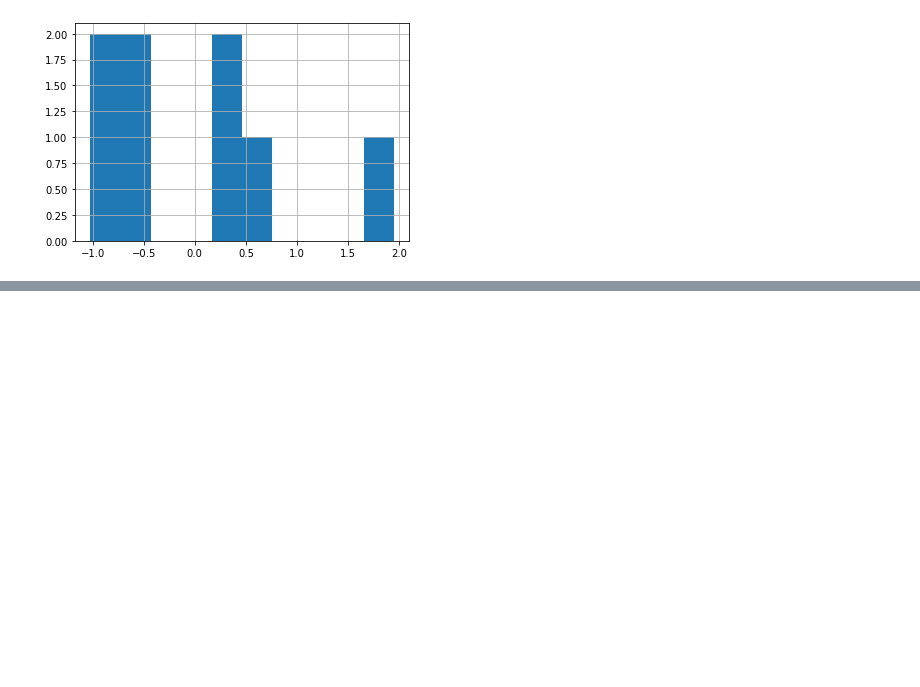
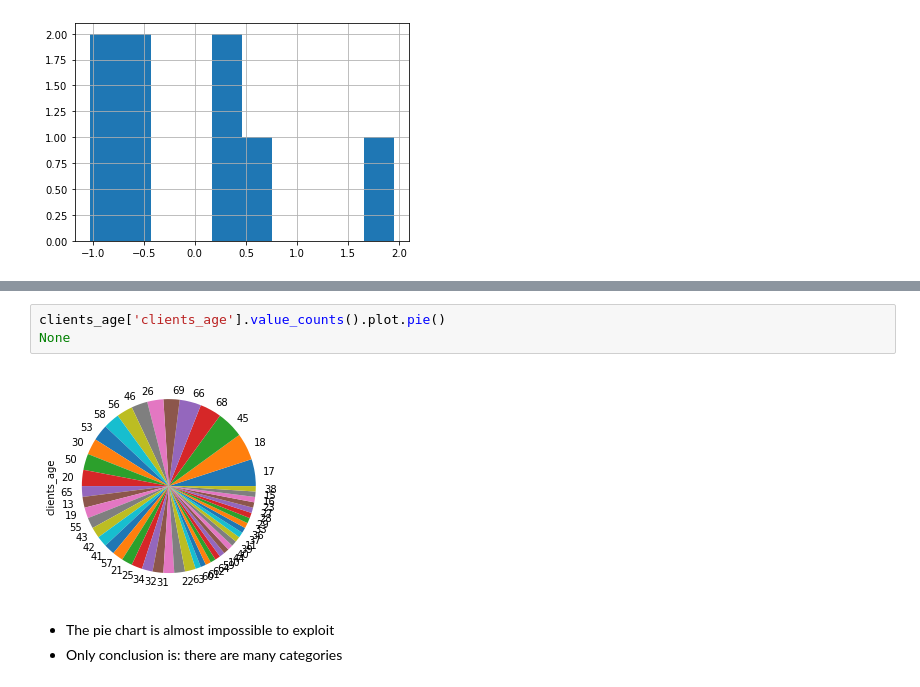
Before and after one commit to AlexisBogroff/Sorbonne_Data_Science_Workshop, a Jupyter notebook: src/data_management_with_pandas.ipynb, the cells around one changed output, grey strips where cells are left out. Saved outputs shown, nothing was run; the diff lists cells and outputs as text; blank space fills up the shorter version.

```diff
--- a/src/data_management_with_pandas.ipynb
+++ b/src/data_management_with_pandas.ipynb
@@ -719,0 +1019,8 @@ age_centered_reduced.hist()
+# %%
+clients_age['clients_age'].value_counts().plot.pie()
+None
+# %% [output]
+[figure, added]
+# %% [markdown]
+- The pie chart is almost impossible to exploit
+- Only conclusion is: there are many categories
```
Also changed, not shown: parts of 53 cells of this notebook, 1 other file.
